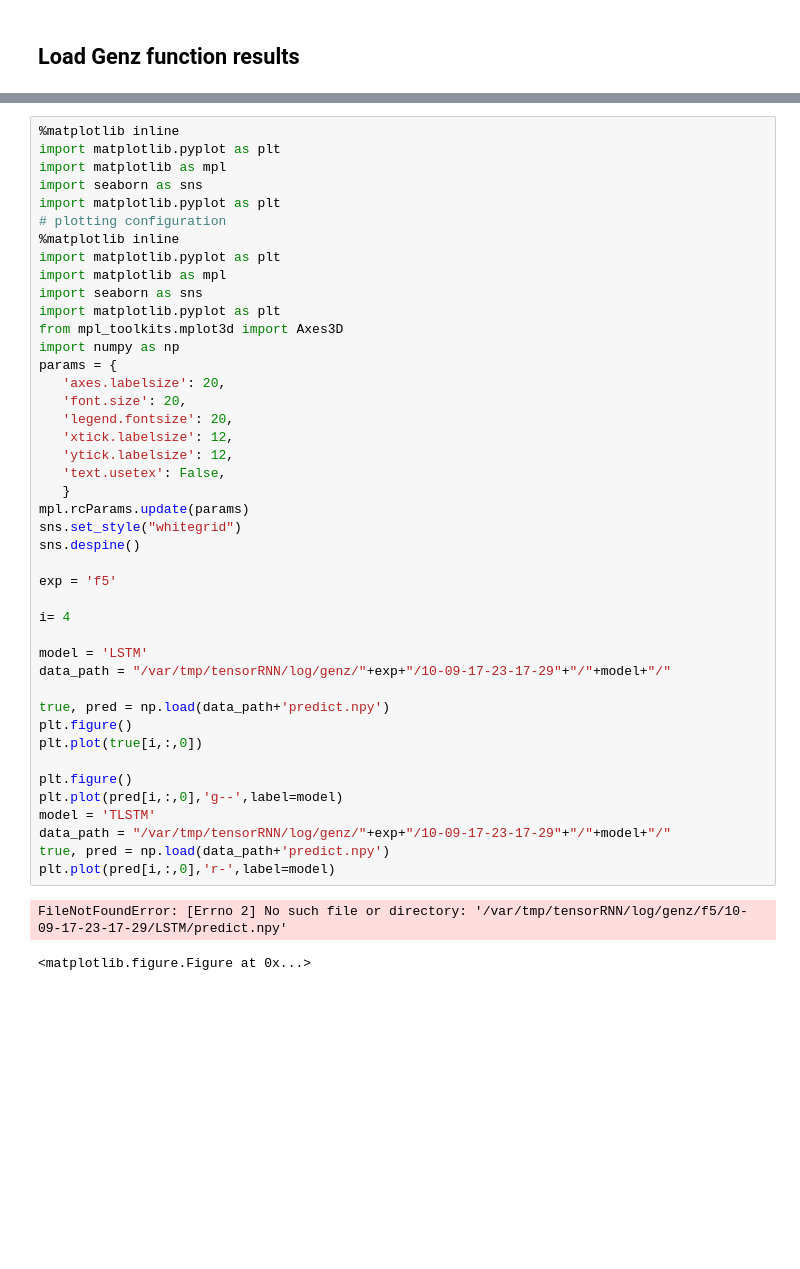
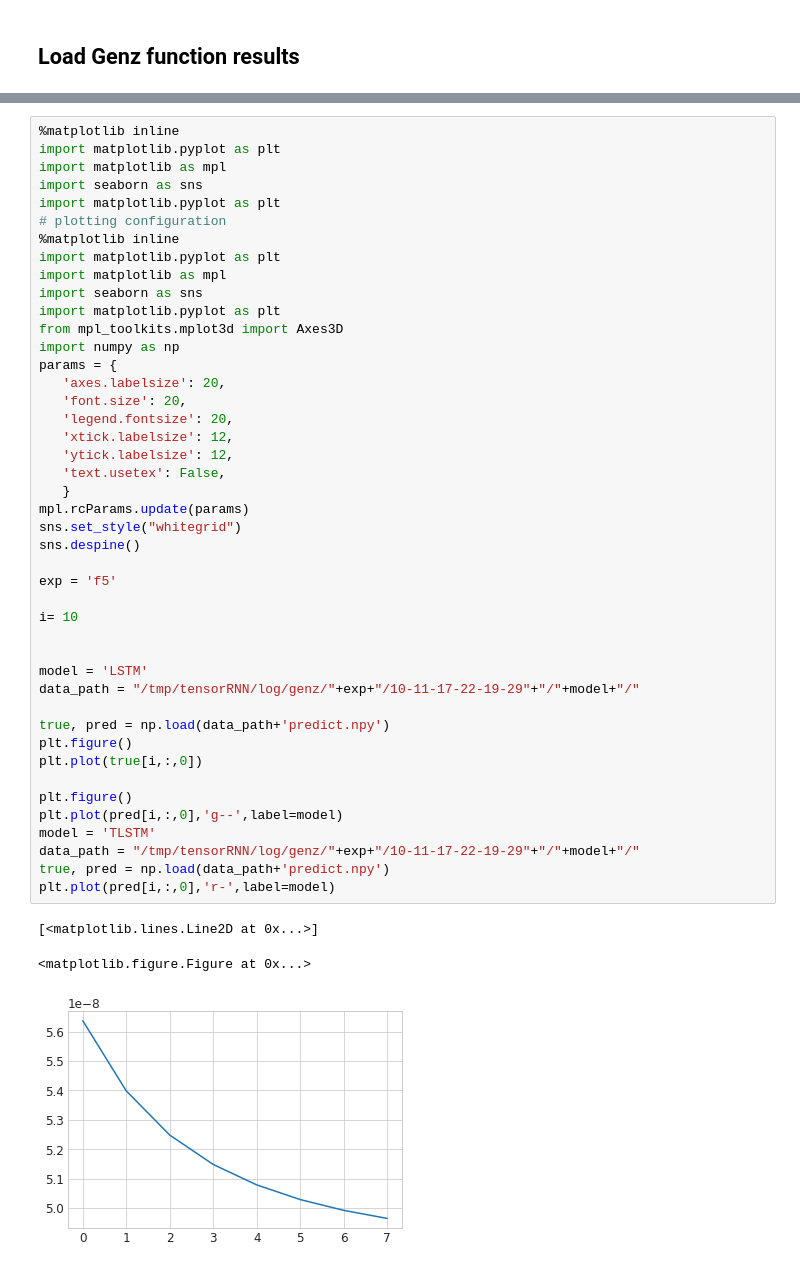
Before and after one commit to yuqirose/TensorRNN, a Jupyter notebook: experiments/notebook/py3_load_rslts.ipynb, the cells around one changed output, grey strips where cells are left out. Drawn from its saved outputs; the diff is of its cells as text; blank space fills up the shorter version.

```diff
--- a/experiments/notebook/py3_load_rslts.ipynb
+++ b/experiments/notebook/py3_load_rslts.ipynb
@@ -263,34 +263,36 @@ import matplotlib.pyplot as plt
 from mpl_toolkits.mplot3d import Axes3D
 import numpy as np
 params = {
    'axes.labelsize': 20,
    'font.size': 20,
    'legend.fontsize': 20,
    'xtick.labelsize': 12,
    'ytick.labelsize': 12,
    'text.usetex': False,
    }
 mpl.rcParams.update(params)
 sns.set_style("whitegrid")
 sns.despine()
 
 exp = 'f5'
 
-i= 4
+i= 10
+
 
 model = 'LSTM'
-data_path = "/var/tmp/tensorRNN/log/genz/"+exp+"/10-09-17-23-17-29"+"/"+model+"/"
+data_path = "/tmp/tensorRNN/log/genz/"+exp+"/10-11-17-22-19-29"+"/"+model+"/"
 
 true, pred = np.load(data_path+'predict.npy')
 plt.figure()
 plt.plot(true[i,:,0])
 
 plt.figure()
 plt.plot(pred[i,:,0],'g--',label=model)
 model = 'TLSTM'
-data_path = "/var/tmp/tensorRNN/log/genz/"+exp+"/10-09-17-23-17-29"+"/"+model+"/"
+data_path = "/tmp/tensorRNN/log/genz/"+exp+"/10-11-17-22-19-29"+"/"+model+"/"
 true, pred = np.load(data_path+'predict.npy')
 plt.plot(pred[i,:,0],'r-',label=model)
 # %% [output]
-FileNotFoundError: [Errno 2] No such file or directory: '/var/tmp/tensorRNN/log/genz/f5/10-09-17-23-17-29/LSTM/predict.npy'
+[<matplotlib.lines.Line2D at 0x...>]
 <matplotlib.figure.Figure at 0x...>
+[figure, added]
```
Also changed, not shown: parts of 3 cells of this notebook, 2 other files.
